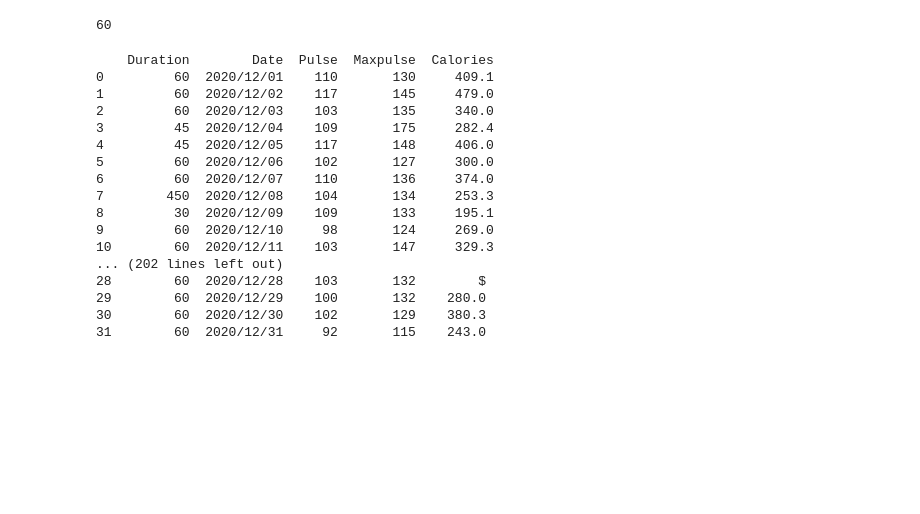
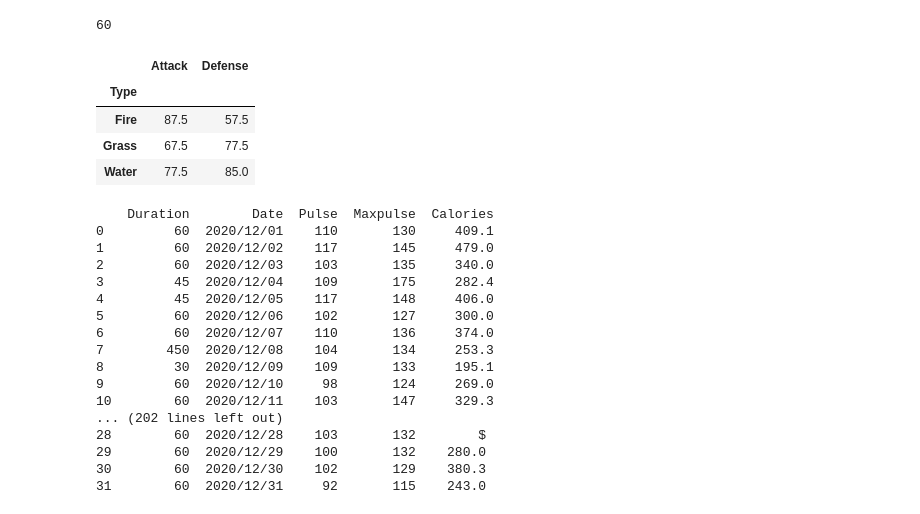
Before and after one commit to AnkitAleMgr/Python, a Jupyter notebook: Pandas/intro/intro.ipynb, the cells around one changed output. Cells and saved outputs as stored; diff of their text form; code cells hidden in the pictures; blank space fills up the shorter version.

```diff
--- a/Pandas/intro/intro.ipynb
+++ b/Pandas/intro/intro.ipynb
@@ -99,6 +99,23 @@ import pandas as pd
 print(pd.options.display.max_rows)
 # %% [output]
 60
+# %%
+import pandas as pd
+
+data = {
+    "Type": ["Fire", "Fire", "Water", "Water", "Grass", "Grass"],
+    "Attack": [80, 95, 70, 85, 60, 75],
+    "Defense": [50, 65, 80, 90, 70, 85],
+}
+
+df = pd.DataFrame(data)
+df.groupby("Type").agg("mean")
+# %% [output]
+|  | Attack | Defense |
+| Type |  |  |
+| Fire | 87.5 | 57.5 |
+| Grass | 67.5 | 77.5 |
+| Water | 77.5 | 85.0 |
 # %%
 import pandas as pd
 import numpy as np
```
Also changed, not shown: parts of 1 cell of this notebook, 1 other file.
